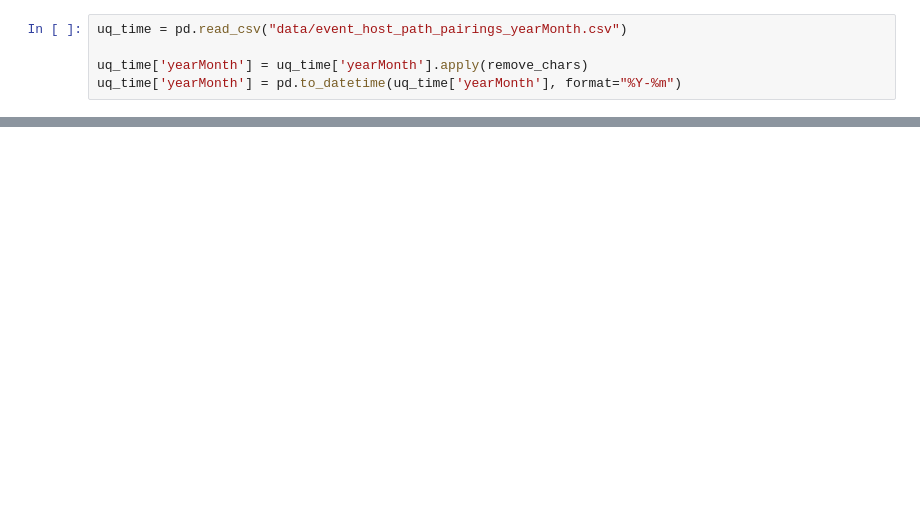
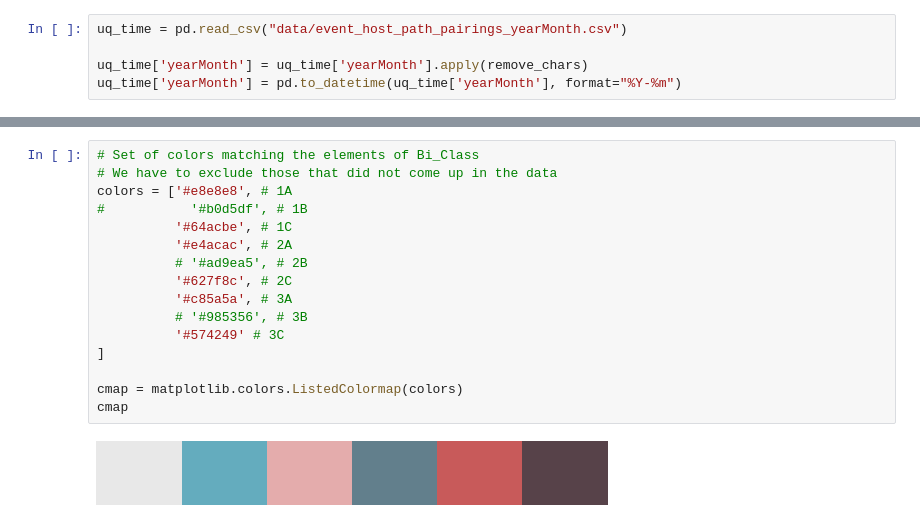
Before and after one commit to cghss-data-lab/uga-pipp, a Jupyter notebook: query_figures/query_figures_080123.ipynb, the cells around one changed output, grey strips where cells are left out. Cells and saved outputs as stored; diff of their text form; blank space fills up the shorter version.

```diff
--- a/query_figures/query_figures_080123.ipynb
+++ b/query_figures/query_figures_080123.ipynb
@@ -864,0 +1347,18 @@ plt.savefig('figures/uq_host_path_pairings_from_events_over_time.png', dpi=1200,
+# %%
+# Set of colors matching the elements of Bi_Class
+# We have to exclude those that did not come up in the data
+colors = ['#e8e8e8', # 1A
+#           '#b0d5df', # 1B
+          '#64acbe', # 1C
+          '#e4acac', # 2A
+          # '#ad9ea5', # 2B
+          '#627f8c', # 2C
+          '#c85a5a', # 3A
+          # '#985356', # 3B
+          '#574249' # 3C
+]
+
+cmap = matplotlib.colors.ListedColormap(colors)
+cmap
+# %% [output]
+[figure, added]
```
Also changed, not shown: parts of 39 cells of this notebook, 23 other files.
